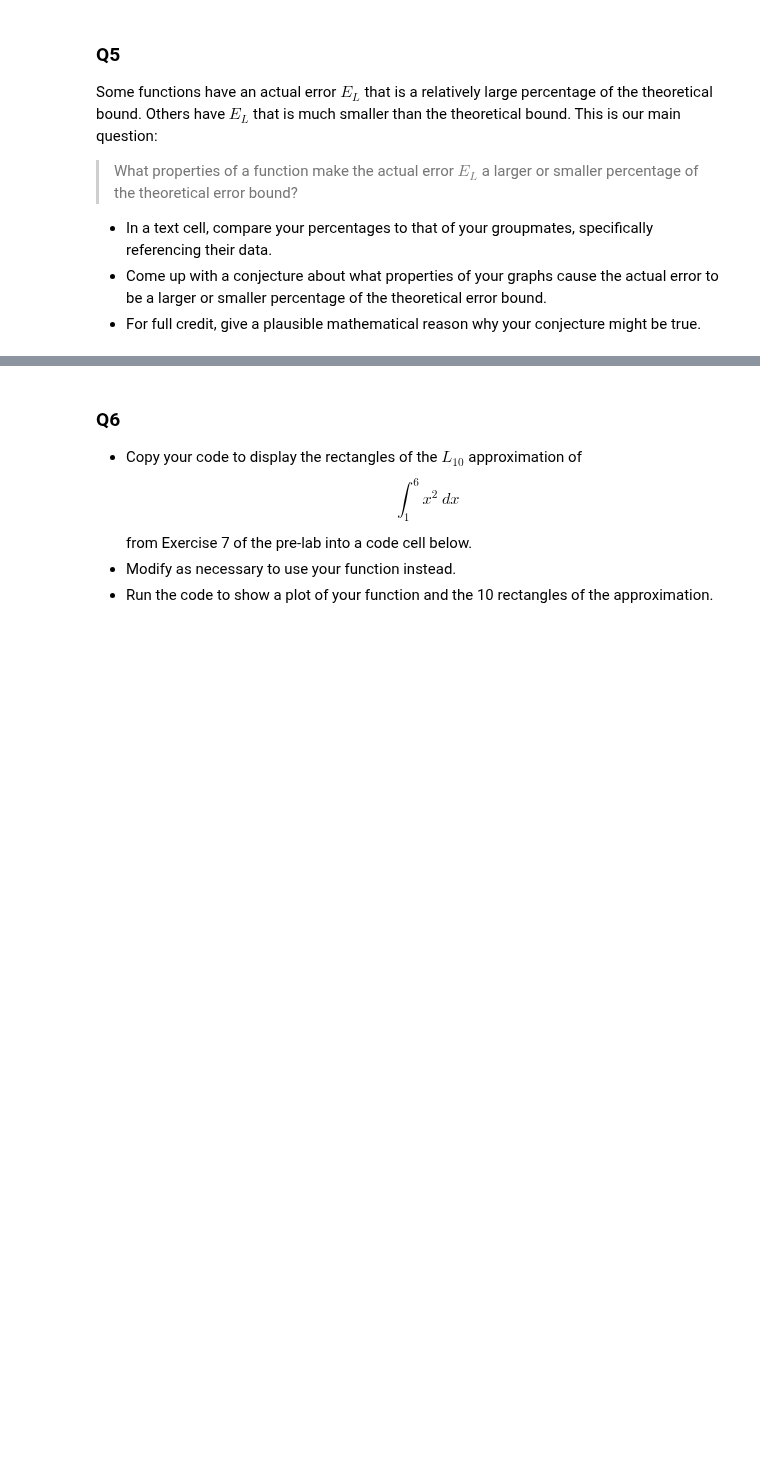
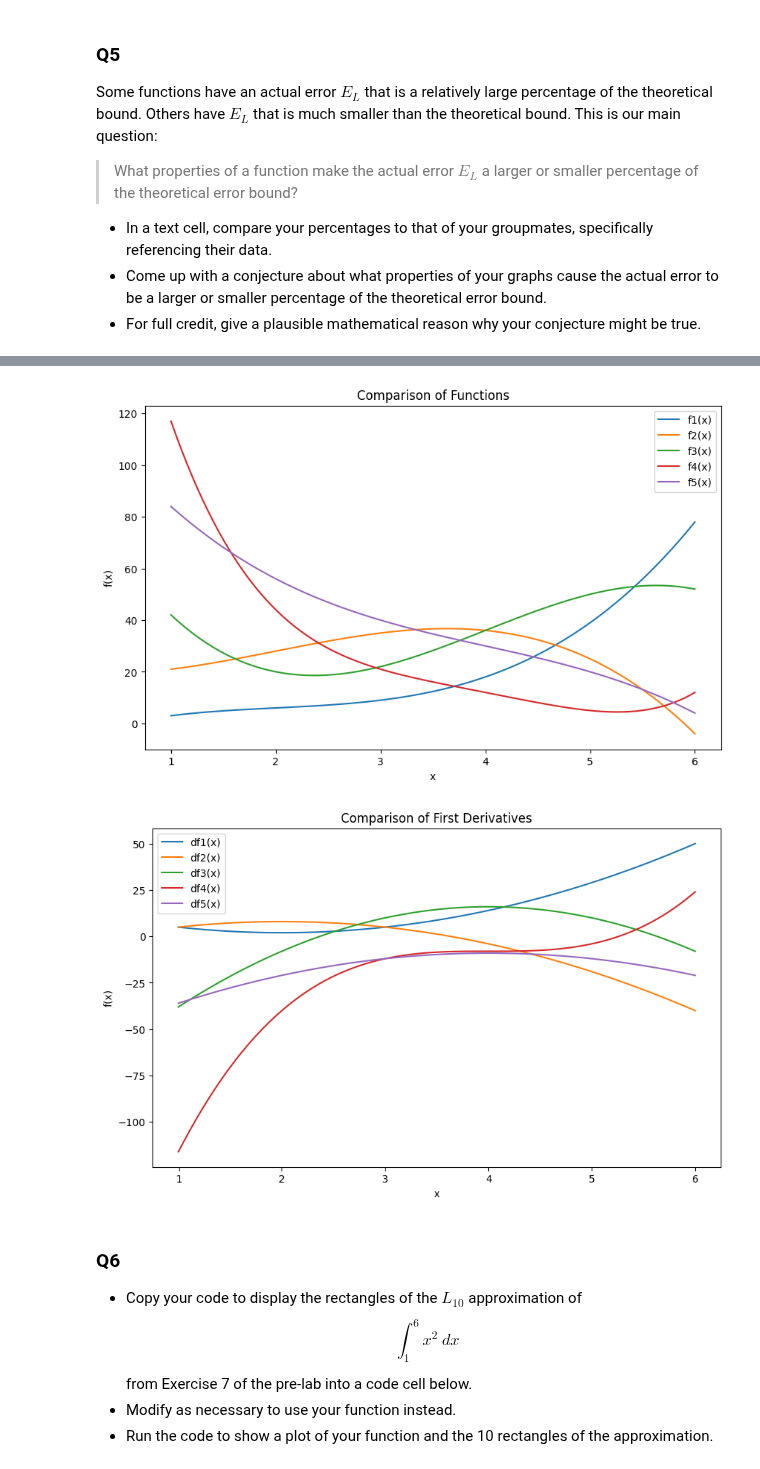
Before and after one commit to heidilyu/Advanced-Calculus-, a Jupyter notebook: Lab_21.ipynb, the cells around one changed output, grey strips where cells are left out. Drawn from its saved outputs; the diff is of its cells as text; code cells hidden in the pictures; blank space fills up the shorter version.

```diff
--- a/Lab_21.ipynb
+++ b/Lab_21.ipynb
@@ -26,22 +24,32 @@ Define five algebraic functions by running this cell.  Each person in your group
 def f1(x):
   return x**3 - 6*x**2 + 14*x - 6
   # actual integral: 108.75
+def df1(x):
+  return 3*x**2 - 12*x + 14
 
 def f2(x):
   return -x**3 + 6*x**2 - 4*x + 20
   # actual integral: 136.25
+def df2(x):
+  return -3*x**2 + 12*x - 4
 
 def f3(x):
   return -2*x**3 + 24*x**2 - 80*x + 100
   # actual integral: 172.5
+def df3(x):
+  return -6*x**2 + 48*x - 80
 
 def f4(x):
   return x**4 - 16*x**3 + 96*x**2 - 264*x +300
   # actual integral: 135
+def df4(x):
+  return 4*x**3 - 48*x**2 + 192*x - 264
 
 def f5(x):
   return -x**3 + 12*x**2 - 57*x + 130
   # actual integral: 188.75
+def df5(x):
+  return -3*x**2 + 24*x - 57
 # %% [markdown]
 Hao chosee f5
 
@@ -187,3 +226,56 @@ the value of the second derivative
+# %%
+# plot the functions
+functions = [
+    ('f1(x)', f1),
+    ('f2(x)', f2),
+    ('f3(x)', f3),
+    ('f4(x)', f4),
+    ('f5(x)', f5)
+]
+
+a = 1
+b = 6
+n = 100
+x = np.linspace(a, b, n)
+
+plt.figure(figsize=(10, 6))
+
+for label, func in functions:
+    plt.plot(x, func(x), label=label)
+
+plt.title('Comparison of Functions')
+plt.xlabel('x')
+plt.ylabel('f(x)')
+plt.legend()
+plt.show()
+
+# plot the first derivatives
+df_functions = [
+    ('df1(x)', df1),
+    ('df2(x)', df2),
+    ('df3(x)', df3),
+    ('df4(x)', df4),
+    ('df5(x)', df5)
+]
+
+a = 1
+b = 6
+n = 100
+x = np.linspace(a, b, n)
+
+plt.figure(figsize=(10, 6))
+
+for label, func in df_functions:
+    plt.plot(x, func(x), label=label)
+
+plt.title('Comparison of First Derivatives')
+plt.xlabel('x')
+plt.ylabel('f(x)')
+plt.legend()
+plt.show()
+# %% [output]
+[figure, added]
+[figure, added]
 # %% [markdown]
 ### Q6
 
```
Also changed, not shown: parts of 9 cells of this notebook.
